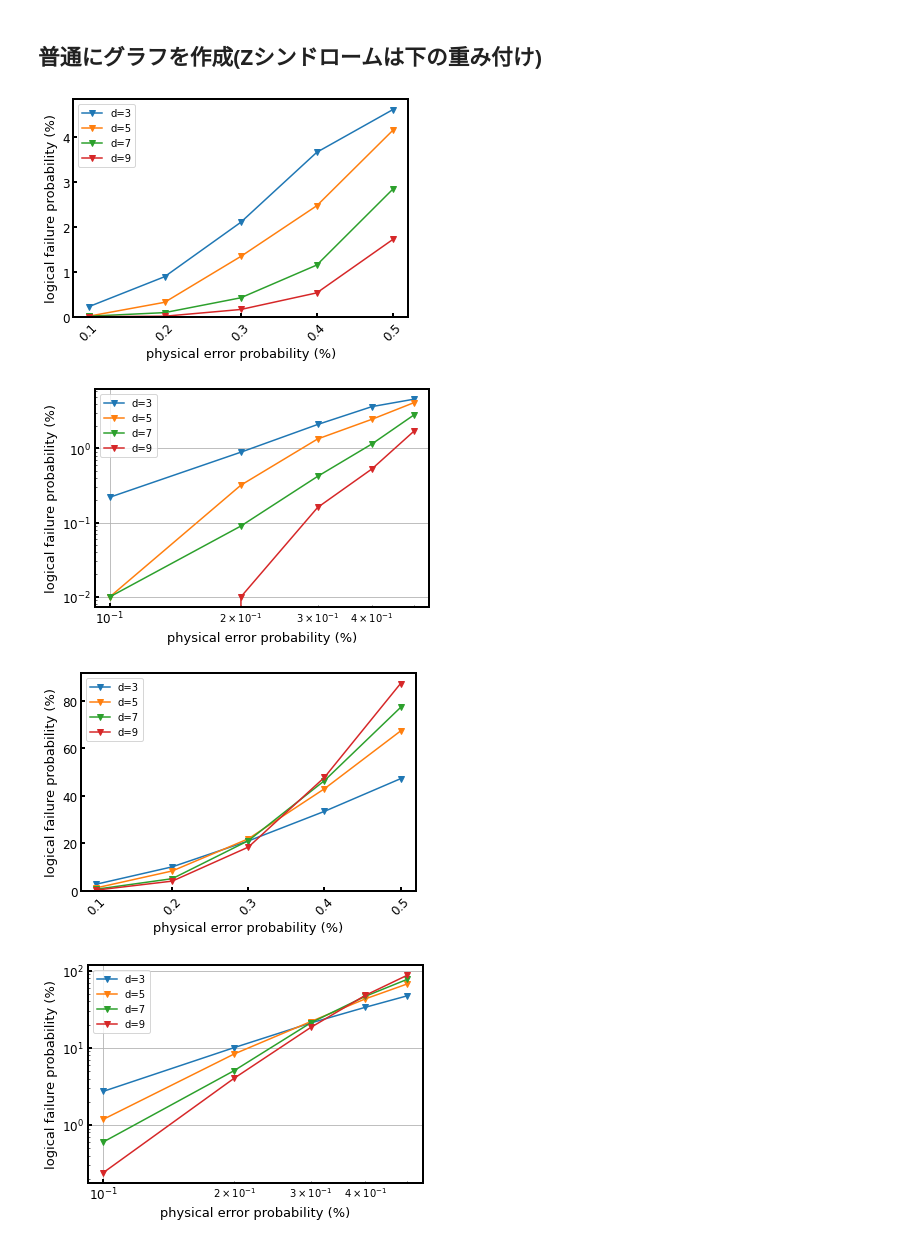
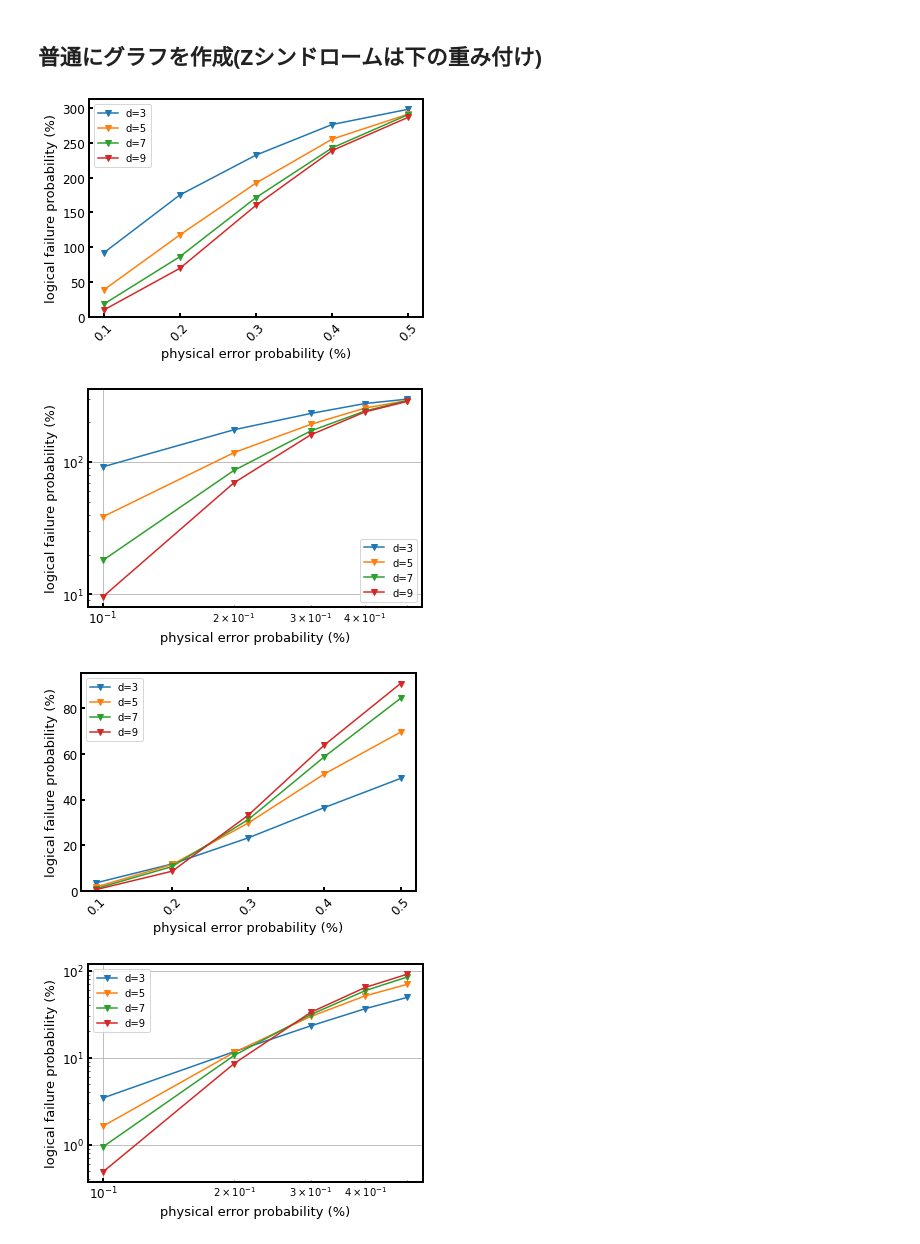
Before and after one commit to kono0924/Fujii-lab, a Jupyter notebook: surface_realistic/realistic_ver2_final/csv_view.ipynb, the cells around one changed output. Cells and saved outputs as stored; diff of their text form; code cells hidden in the pictures.

```diff
--- a/surface_realistic/realistic_ver2_final/csv_view.ipynb
+++ b/surface_realistic/realistic_ver2_final/csv_view.ipynb
@@ -12,7 +12,7 @@ import os
 # 追加のフォルダ名
 folder = ""
 # ファイル名
-file = "X,p=(0.001,0.005,0.001),d=(3,9,2),d(rep)=9,eta=1000,round_rep=10,round_sur=20,trials=10000" + ".csv"
+file = "X,p=(0.001,0.005,0.001),d=(3,9,2),d(rep)=5,eta=1000,round_rep=10,round_sur=10,trials=10000" + ".csv"
 ########################################
 
 # FUjii-labのパス
@@ -55,35 +55,35 @@ plt.legend()
 plt.show()
 
 
 plt.rcParams["xtick.direction"] = "in"
 plt.rcParams["ytick.direction"] = "in"
 fig, ax = plt.subplots()
 for i in range(len(code_distance_list)):
     a = np.array(p_list)
     a = [float(num) for num in a]
     a = np.array(a)
     b = np.array(data.loc[code_distance_list[i]])
     ax.plot(a[0:]*100, b[0:]*100,marker='v',label="d="+str(code_distance_list[i]))
 ax.set_xticklabels(np.round(a*100,decimals= 2))
 ax.set_xticks(np.round(a*100,decimals= 2))
 ax.set_xlabel("physical error probability (%)", fontsize=13)
 ax.set_ylabel("logical failure probability (%)", fontsize=13)
 #ax.set_ylim(10**(-3))
 #ax.set_xlim(10**(-10))
 ax.spines["top"].set_linewidth(2)
 ax.spines["left"].set_linewidth(2)
 ax.spines["bottom"].set_linewidth(2)
 ax.spines["right"].set_linewidth(2)
 ax.tick_params(direction="in", width=2, length=4, labelsize=12)
 #ax.set_title("pm=" + str(0) + "%, eta=" + str(1000) + ", repeat=" + str(1) + ", trials=" + str(10000), fontsize=14)
 ax.set_xscale("log")
 ax.set_yscale("log")
 ax.grid()
 plt.legend()
 plt.show()
 # %% [output]
-[figure, old version]
+[figure, new version]
-[figure, old version]
+[figure, new version]
 # %%
 import seaborn as sns
 import pandas as pd
@@ -96,7 +96,7 @@ import os
 # 追加のフォルダ名
 folder = ""
 # ファイル名
-file = "Z,p=(0.001,0.005,0.001),d=(3,9,2),d(rep)=9,eta=1000,round_rep=20,round_sur=10,trials=10000" + ".csv"
+file = "Z,p=(0.001,0.005,0.001),d=(3,9,2),d(rep)=9,eta=1000,round_rep=30,round_sur=20,trials=10000" + ".csv"
 ########################################
 
 # FUjii-labのパス
@@ -166,5 +166,5 @@ ax.grid()
 plt.legend()
 plt.show()
 # %% [output]
-[figure, old version]
+[figure, new version]
-[figure, old version]
+[figure, new version]
```
Also changed, not shown: 44 other files.
